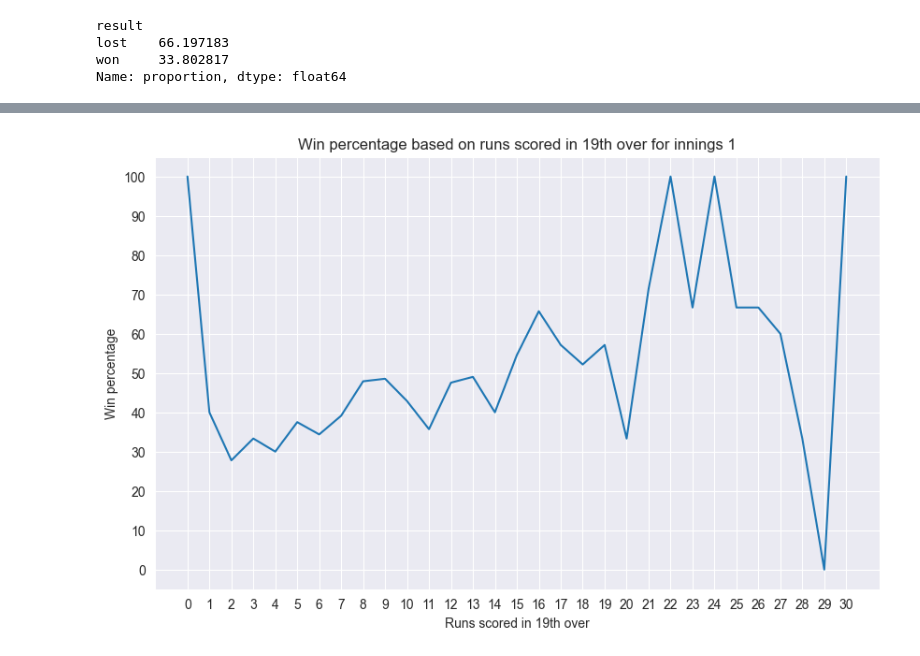
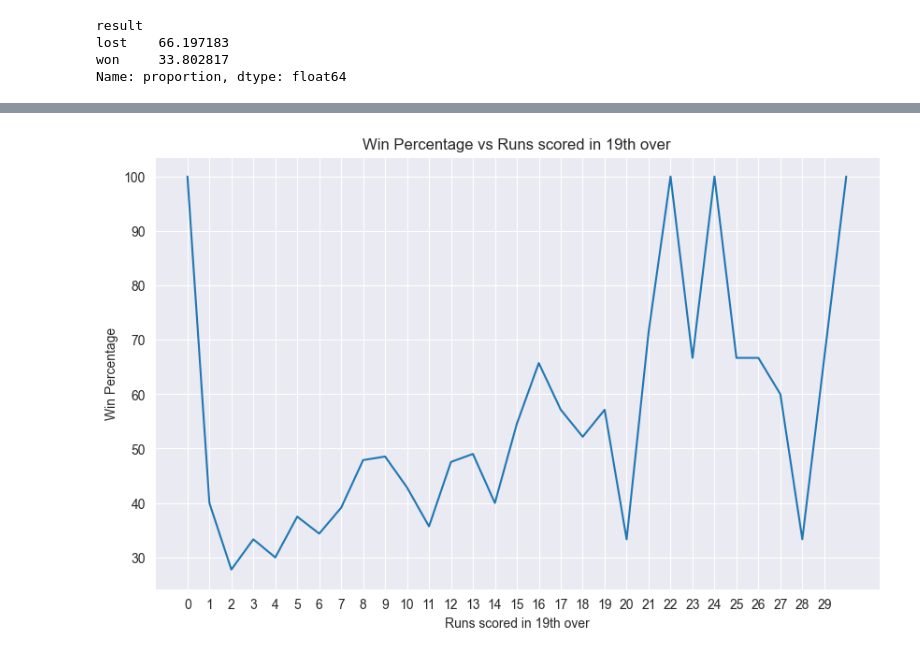
Before and after one commit to visakhpadmanabhan7/crick_analytics, a Jupyter notebook: analyse19th_over.ipynb, the cells around one changed output, grey strips where cells are left out. Drawn from its saved outputs; the diff is of its cells as text; code cells hidden in the pictures.

Commit message:
added 19th over analysis

```diff
--- a/analyse19th_over.ipynb
+++ b/analyse19th_over.ipynb
@@ -516,9 +516,9 @@ lost    66.197183
 won     33.802817
 Name: proportion, dtype: float64
 # %%
-#for each run scored in 19th over,find the win percentage below and above it
+#for each run scored in 19th over,find the win percentage
 win_percentage={}
 counter_val={}
-for i in range(0,31):
+for i in list(sum_runs_19th_over_innings1['total_runs'].unique()):
     win_percentage[i]=(sum_runs_19th_over_innings1[sum_runs_19th_over_innings1['total_runs']==i]['result'].value_counts(normalize=True).get('won',0)*100)
     counter_val[i]=len(sum_runs_19th_over_innings1[sum_runs_19th_over_innings1['total_runs']==i])
@@ -545,3 +550,5 @@ win_percentage
 # %%
-counter_val
+#sort the dictionary based on keys
+win_percentage=dict(sorted(win_percentage.items()))
+win_percentage
 # %% [output]
@@ -564,0 +572,3 @@ counter_val
+# %%
+counter_val=dict(sorted(counter_val.items()))
+counter_val
@@ -564,0 +593,7 @@ counter_val
+# %%
+data = pd.DataFrame({
+    'Runs': win_percentage.keys(),
+    'Win_Percentage': win_percentage.values(),
+    'Frequency': [counter_val[run] for run in win_percentage.keys()]
+})
+data
@@ -565,12 +618,11 @@ counter_val
 # %%
-#plot the the dictionary using lineplot with yticks in range 5
+#line plot for win percentage vs runs scored in 19th over
 plt.figure(figsize=(10,6))
-sns.lineplot(x=list(win_percentage.keys()),y=list(win_percentage.values()))
-plt.yticks(range(0,101,10))
-plt.xticks(range(0,31,1))
+sns.lineplot(x='Runs',y='Win_Percentage',data=data)
+plt.xticks(range(0,max(win_percentage.keys()),1))
 plt.xlabel("Runs scored in 19th over")
-plt.ylabel("Win percentage")
-plt.title("Win percentage based on runs scored in 19th over for innings 1")
+plt.ylabel("Win Percentage")
+plt.title("Win Percentage vs Runs scored in 19th over")
 plt.show()
 # %% [output]
-[figure, old version]
+[figure, new version]
```
Also changed, not shown: parts of 9 cells of this notebook.
